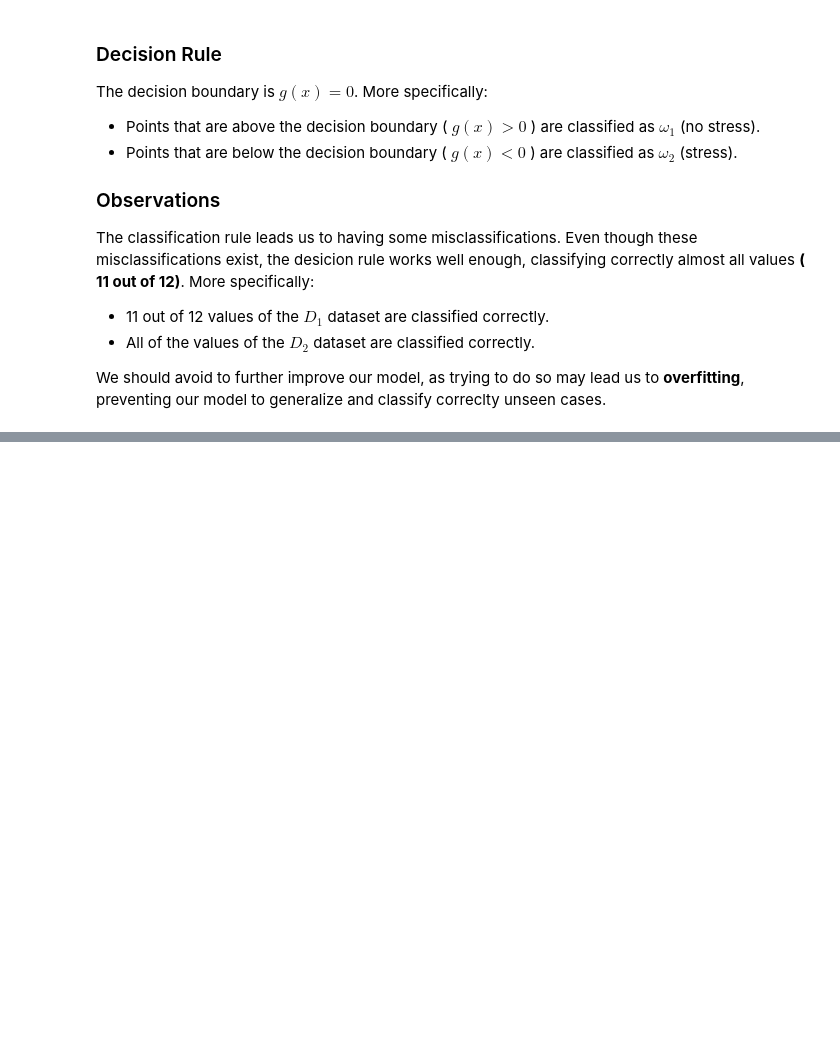
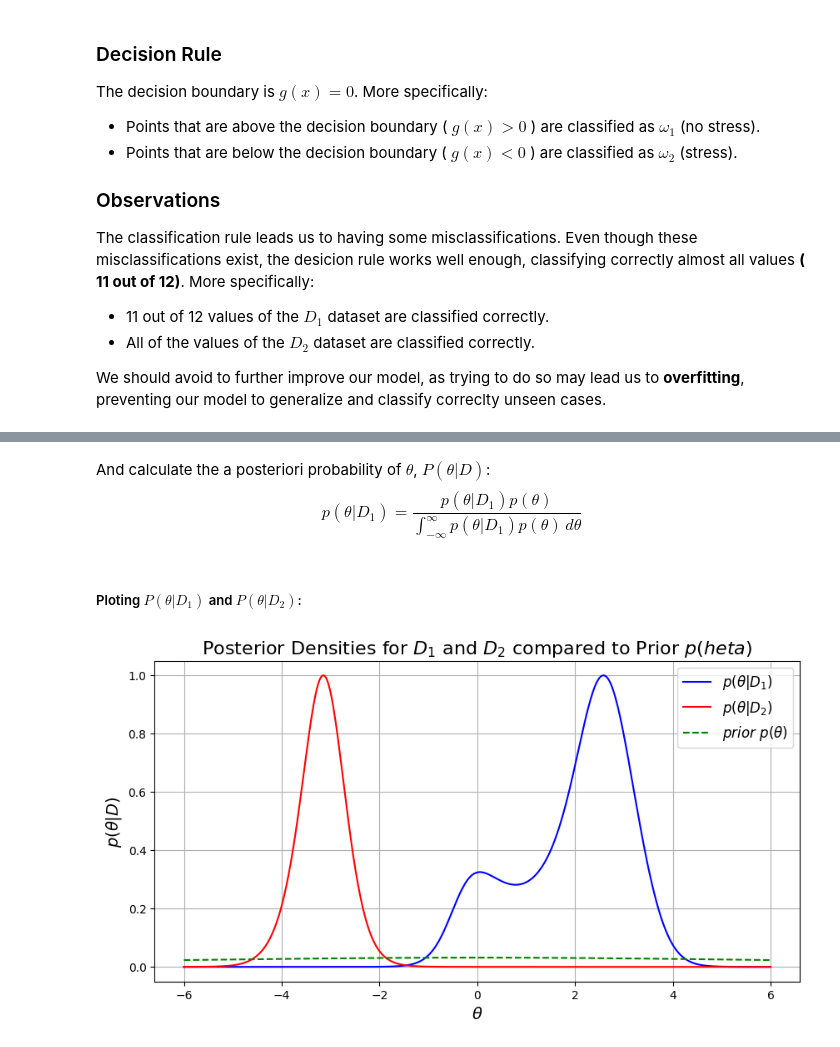
Before and after one commit to vgzoidis/MachineLearningExersice, a Jupyter notebook: Team-5-AC.ipynb, the cells around one changed output, grey strips where cells are left out. Cells and saved outputs as stored; diff of their text form; code cells hidden in the pictures; blank space fills up the shorter version.

```diff
--- a/Team-5-AC.ipynb
+++ b/Team-5-AC.ipynb
@@ -105,0 +114,36 @@ We should avoid to further improve our model, as trying to do so may lead us to
+# %%
+# Probability density function (prior)
+def prior(theta):
+    return 1 / (10 * np.pi * (1 + (theta / 10)**2))
+# %% [markdown]
+And calculate the a posteriori probability of **$\theta$**, **$P(\theta|D)$**:
+$$
+p(\theta|D_1)=\frac{p(\theta|D_1)p(\theta)}{\int_{-\infty}^{\infty} p(\theta|D_1)p(\theta) \, d\theta}
+$$
+# %%
+# Calculating the posterior probability
+def posterior(D, theta):
+    log_prior = np.log(prior(theta))
+    log_likelihood_D = log_likelihood(D, theta)
+    log_posterior = log_prior + log_likelihood_D
+    return np.exp(log_posterior - np.max(log_posterior))  # Normalization
+# %% [markdown]
+##### Ploting **$P(\theta|D_1)$** and **$P(\theta|D_2)$**:
+# %%
+theta_range = np.linspace(-6, 6, 500)
+posterior_D1 = posterior(D1, theta_range)
+posterior_D2 = posterior(D2, theta_range)
+
+# Visualization of posterior probability densities
+plt.figure(figsize=(10, 5))
+plt.plot(theta_range, posterior_D1, label=r'$p(\theta|D_1)$', color='blue')
+plt.plot(theta_range, posterior_D2, label=r'$p(\theta|D_2)$', color='red')
+plt.plot(theta_range, prior(theta_range), label=r'$prior~p(\theta)$', color='green', linestyle='--')
+plt.xlabel(r'$\theta$', fontsize=14)
+plt.ylabel(r'$p(\theta|D)$', fontsize=14)
+plt.title('Posterior Densities for $D_1$ and $D_2$ compared to Prior $p(\theta)$', fontsize=16)
+plt.legend(fontsize=12)
+plt.grid()
+plt.show()
+# %% [output]
+[figure, added]
```
Also changed, not shown: parts of 40 cells of this notebook.
